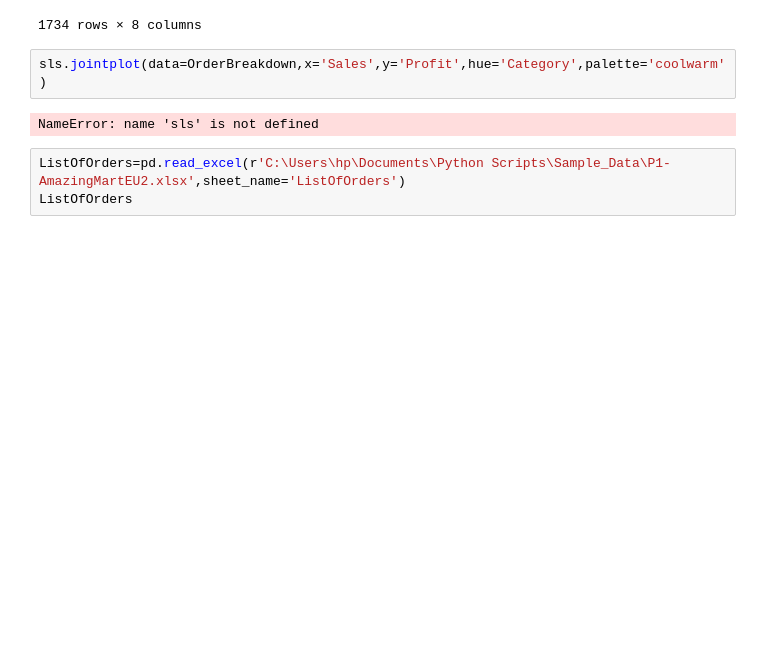
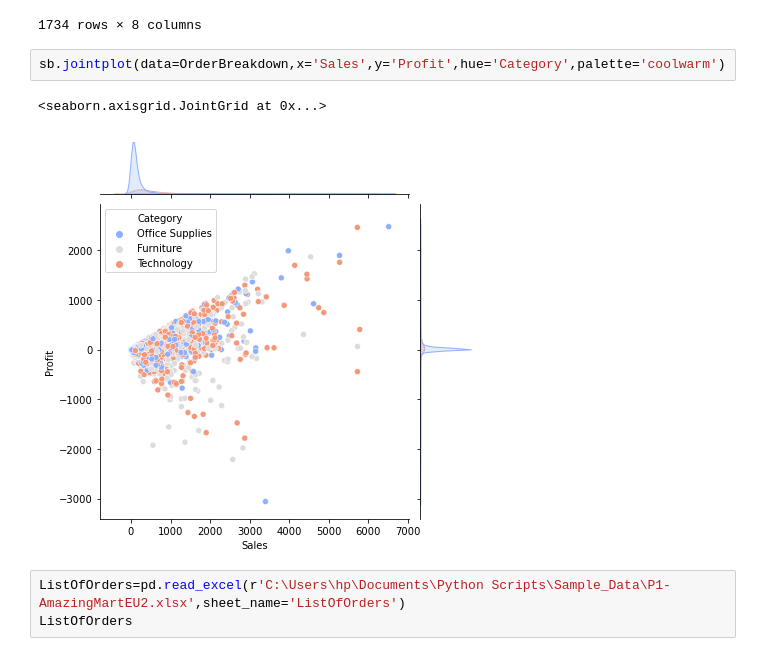
Before and after one commit to vmose/Python_Notebooks, a Jupyter notebook: My_Notebook_Pandas.ipynb, the cells around one changed output. Cells and saved outputs as stored; diff of their text form; blank space fills up the shorter version.

```diff
--- a/My_Notebook_Pandas.ipynb
+++ b/My_Notebook_Pandas.ipynb
@@ -128,9 +128,10 @@ OrderBreakdown[OrderBreakdown['Profit']<0]
 | 8045 | BN-2014-4140795 | StarTech Phone, Red | 0.50 | 108 | -19 | 3 | Technology | Machines |
 1734 rows × 8 columns
 # %%
-sls.jointplot(data=OrderBreakdown,x='Sales',y='Profit',hue='Category',palette='coolwarm')
+sb.jointplot(data=OrderBreakdown,x='Sales',y='Profit',hue='Category',palette='coolwarm')
 # %% [output]
-NameError: name 'sls' is not defined
+<seaborn.axisgrid.JointGrid at 0x...>
+[figure, added]
 # %%
 ListOfOrders=pd.read_excel(r'C:\Users\hp\Documents\Python Scripts\Sample_Data\P1-AmazingMartEU2.xlsx',sheet_name='ListOfOrders')
 ListOfOrders
```
Also changed, not shown: parts of 1 cell of this notebook.
